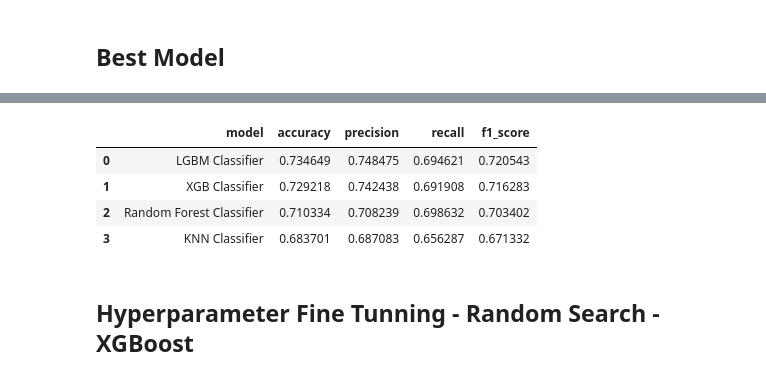
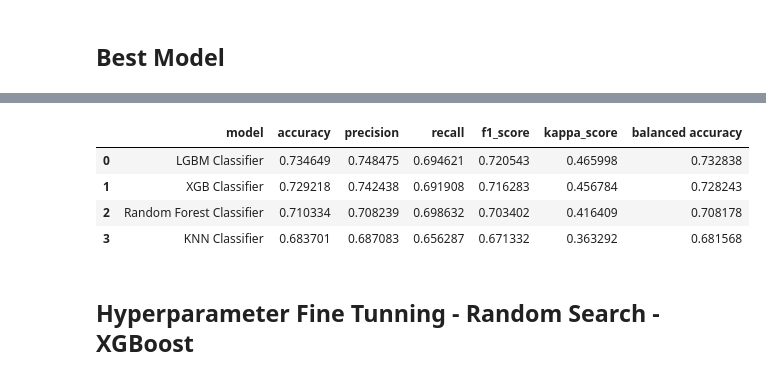
Before and after one commit to felipedmnq/Cardiac-disease-prediction, a Jupyter notebook: Notebooks/Cardiovascular_disease_prediction.ipynb, the cells around one changed output, grey strips where cells are left out. Cells and saved outputs as stored; diff of their text form; code cells hidden in the pictures.

Commit message:
Done metrics evaluation - test RandomizedSearchCV

```diff
--- a/Notebooks/Cardiovascular_disease_prediction.ipynb
+++ b/Notebooks/Cardiovascular_disease_prediction.ipynb
@@ -665,20 +686,22 @@ best_model.to_dict(orient = 'list')
 # %%
 best_model = {'model': ['KNN Classifier', 'Random Forest Classifier', 'XGB Classifier',  'LGBM Classifier'],
               'accuracy': [0.6837014294649963, 0.710333829609155, 0.7292178803841046, 0.7346494827855189],
               'precision': [0.687083230427266, 0.7082386703336123, 0.7424376661182129, 0.7484748347737672],
               'recall': [0.6562868601085161, 0.6986317527718802, 0.6919084689785326, 0.694621372965322],
-              'f1_score': [0.6713320463320464, 0.7034024107832076, 0.7162830453629648, 0.720543252171785]}
+              'f1_score': [0.6713320463320464, 0.7034024107832076, 0.7162830453629648, 0.720543252171785],
+              'kappa_score': [0.36329189535803186, 0.416409265094589, 0.45678356204913095, 0.46599838690652906],
+              'balanced accuracy': [0.6815677706373214, 0.7081775145164353, 0.7282425269464621, 0.7328382200319438]}
 
 best_model = pd.DataFrame(best_model)
 best_model.sort_values(by = 'accuracy', ascending = False, inplace = True)
 best_model.reset_index(inplace = True, drop = True)
 best_model
 # %% [output]
-|  | model | accuracy | precision | recall | f1_score |
-| 0 | LGBM Classifier | 0.734649 | 0.748475 | 0.694621 | 0.720543 |
-| 1 | XGB Classifier | 0.729218 | 0.742438 | 0.691908 | 0.716283 |
-| 2 | Random Forest Classifier | 0.710334 | 0.708239 | 0.698632 | 0.703402 |
-| 3 | KNN Classifier | 0.683701 | 0.687083 | 0.656287 | 0.671332 |
+|  | model | accuracy | precision | recall | f1_score | kappa_score | balanced accuracy |
+| 0 | LGBM Classifier | 0.734649 | 0.748475 | 0.694621 | 0.720543 | 0.465998 | 0.732838 |
+| 1 | XGB Classifier | 0.729218 | 0.742438 | 0.691908 | 0.716283 | 0.456784 | 0.728243 |
+| 2 | Random Forest Classifier | 0.710334 | 0.708239 | 0.698632 | 0.703402 | 0.416409 | 0.708178 |
+| 3 | KNN Classifier | 0.683701 | 0.687083 | 0.656287 | 0.671332 | 0.363292 | 0.681568 |
 # %% [markdown]
 ## Hyperparameter Fine Tunning - Random Search - XGBoost
 # %%
```
Also changed, not shown: parts of 19 cells of this notebook.
